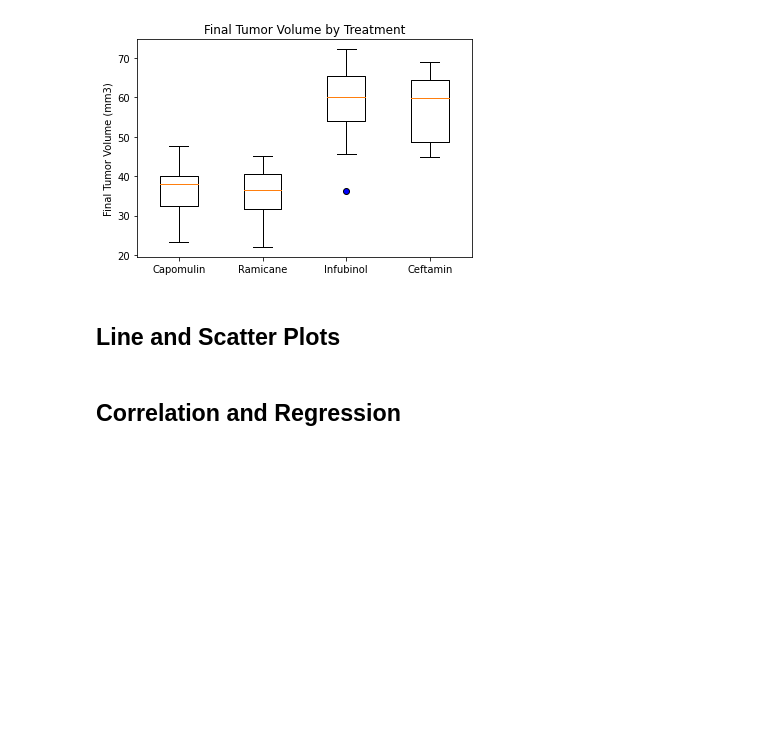
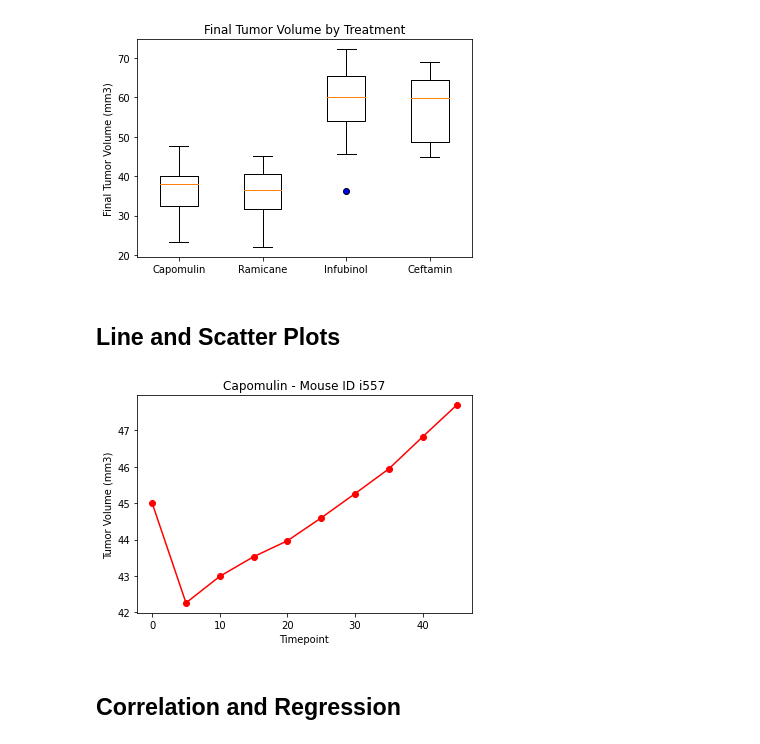
Before and after one commit to V-Villagomez/Matplotlib_Challenge, a Jupyter notebook: Pymaceuticals/pymaceuticals_starter.ipynb, the cells around one changed output. Cells and saved outputs as stored; diff of their text form; code cells hidden in the pictures; blank space fills up the shorter version.

Commit message:
update file to include line plot

```diff
--- a/Pymaceuticals/pymaceuticals_starter.ipynb
+++ b/Pymaceuticals/pymaceuticals_starter.ipynb
@@ -340,3 +338,23 @@ plt.show()
+# %%
+# Generate a line plot of time point versus tumor volume for a mouse treated with Capomulin
+
+# Locate mouse treated with Capomulin
+mouse = merged_data_df.loc[merged_data_df["Drug Regimen"] == "Capomulin"]
+mouse
+
+mouse_capomulin = merged_data_df.loc[merged_data_df["Mouse ID"] == "i557"]
+mouse_capomulin
+
+# Line Plot
+plt.plot(mouse_capomulin["Timepoint"], mouse_capomulin["Tumor Volume (mm3)"], marker = "o", color = "r")
+
+# Format line plot
+plt.xlabel("Timepoint")
+plt.ylabel("Tumor Volume (mm3)")
+plt.title("Capomulin - Mouse ID i557")
+plt.show()
+# %% [output]
+[figure, added]
 # %%
 # Generate a scatter plot of mouse weight versus average tumor volume for the Capomulin regimen
 # %% [markdown]
```
Also changed, not shown: parts of 2 cells of this notebook.
